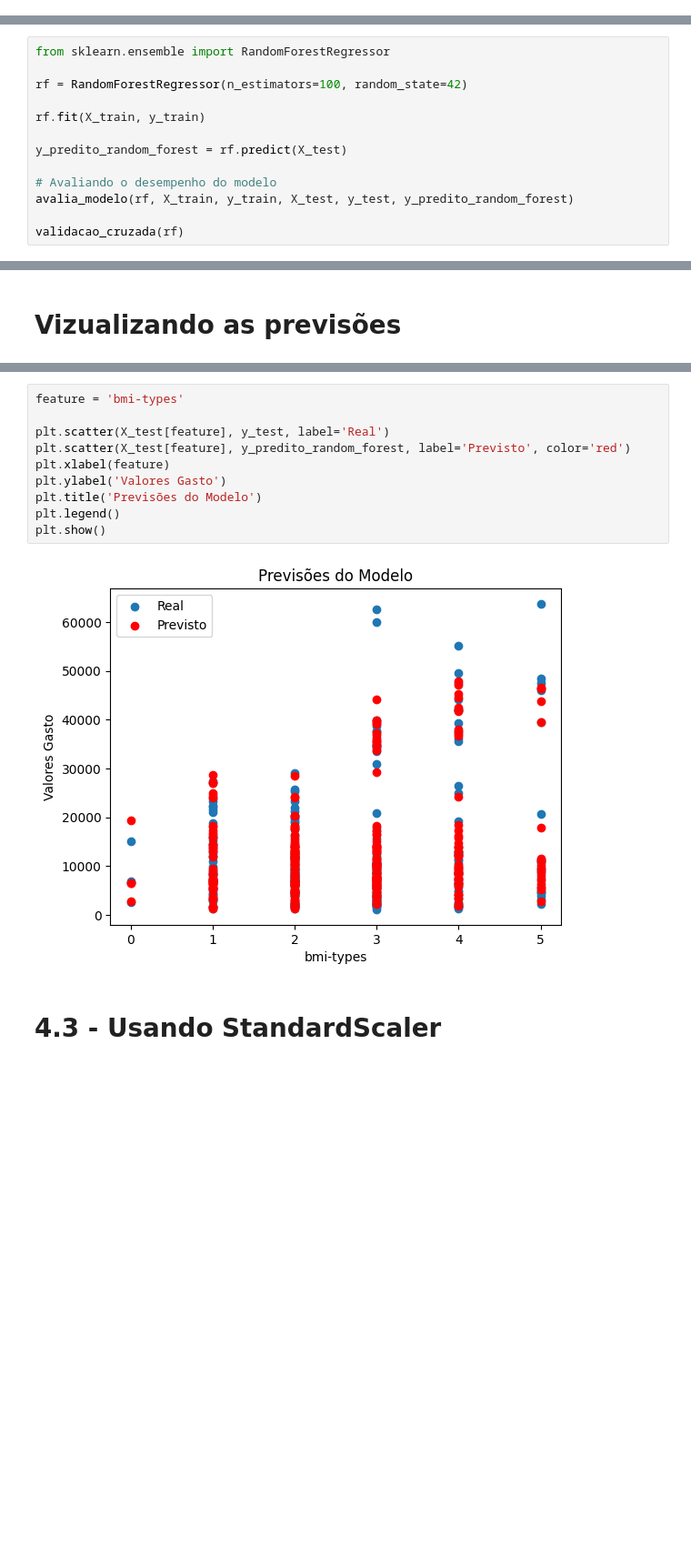
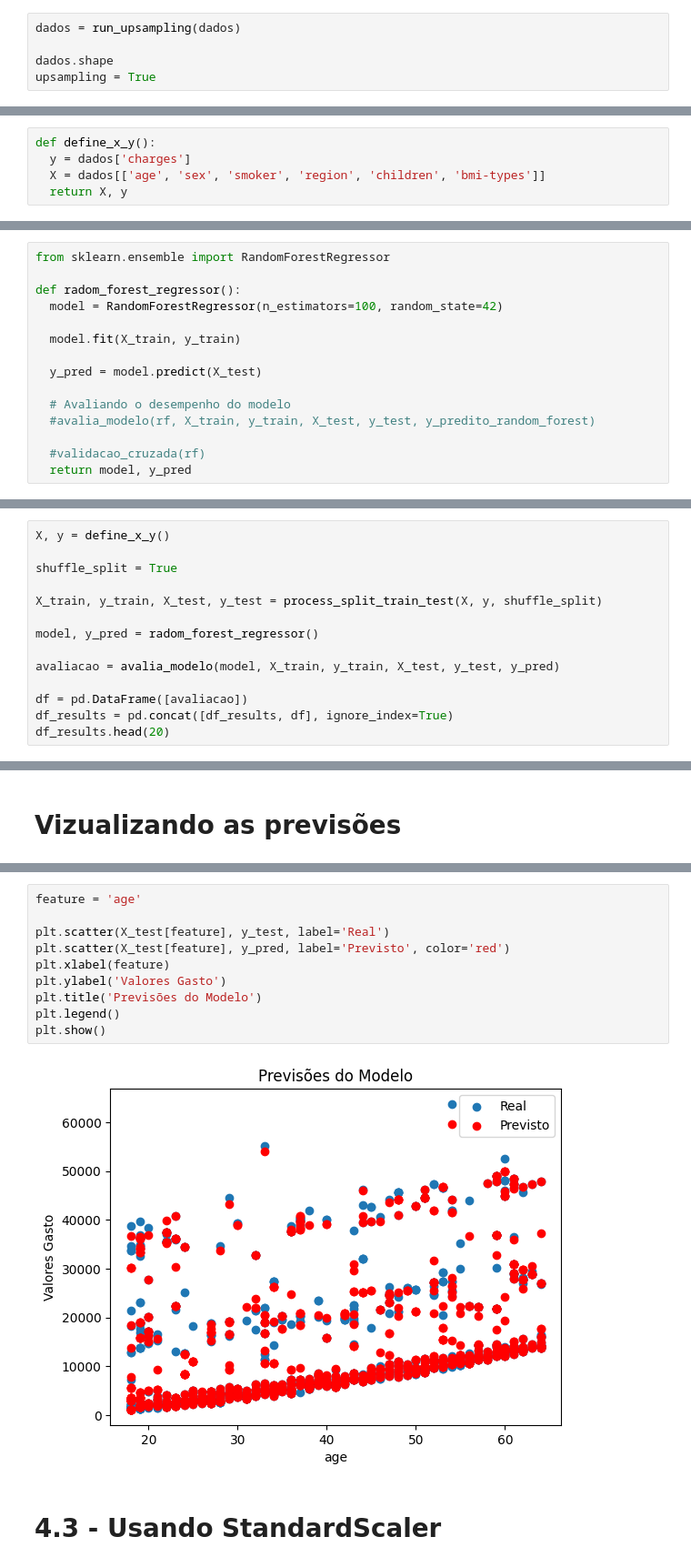
Before and after one commit to lcaffe/tech-challenge, a Jupyter notebook: tech_challenge.ipynb, the cells around one changed output, grey strips where cells are left out. Shown at 91% size. Saved outputs shown, nothing was run; the diff lists cells and outputs as text; blank space fills up the shorter version.

```diff
--- a/tech_challenge.ipynb
+++ b/tech_challenge.ipynb
@@ -353,0 +378,5 @@ dados = dados.sample(n=5000, replace=True, random_state=42, ignore_index=True)
+# %%
+dados = run_upsampling(dados)
+
+dados.shape
+upsampling = True
@@ -391,6 +422,11 @@ dtype: float64
 # Bases de treino e teste
 # %% [markdown]
 - função para estratificação da base de treinamento e teste do modelo
+# %%
+def define_x_y():
+  y = dados['charges']
+  X = dados[['age', 'sex', 'smoker', 'region', 'children', 'bmi-types']]
+  return X, y
 # %%
 from sklearn.model_selection import StratifiedShuffleSplit
 from sklearn.model_selection import train_test_split
@@ -727,13 +714,15 @@ removendo coluna bmi-types
 # %%
 from sklearn.ensemble import RandomForestRegressor
 
-rf = RandomForestRegressor(n_estimators=100, random_state=42)
+def radom_forest_regressor():
+  model = RandomForestRegressor(n_estimators=100, random_state=42)
 
-rf.fit(X_train, y_train)
+  model.fit(X_train, y_train)
 
-y_predito_random_forest = rf.predict(X_test)
+  y_pred = model.predict(X_test)
 
-# Avaliando o desempenho do modelo
-avalia_modelo(rf, X_train, y_train, X_test, y_test, y_predito_random_forest)
+  # Avaliando o desempenho do modelo
+  #avalia_modelo(rf, X_train, y_train, X_test, y_test, y_predito_random_forest)
 
-validacao_cruzada(rf)
+  #validacao_cruzada(rf)
+  return model, y_pred
@@ -754,0 +731,14 @@ Média do R²: 0.8166376964220557
+# %%
+X, y = define_x_y()
+
+shuffle_split = True
+
+X_train, y_train, X_test, y_test = process_split_train_test(X, y, shuffle_split)
+
+model, y_pred = radom_forest_regressor()
+
+avaliacao = avalia_modelo(model, X_train, y_train, X_test, y_test, y_pred)
+
+df = pd.DataFrame([avaliacao])
+df_results = pd.concat([df_results, df], ignore_index=True)
+df_results.head(20)
@@ -771,15 +782,15 @@ plt_real_previsto(y_test, y_predito_random_forest, rf)
 # %%
-feature = 'bmi-types'
+feature = 'age'
 
 plt.scatter(X_test[feature], y_test, label='Real')
-plt.scatter(X_test[feature], y_predito_random_forest, label='Previsto', color='red')
+plt.scatter(X_test[feature], y_pred, label='Previsto', color='red')
 plt.xlabel(feature)
 plt.ylabel('Valores Gasto')
 plt.title('Previsões do Modelo')
 plt.legend()
 plt.show()
 # %% [output]
-[figure, old version]
+[figure, new version]
 # %% [markdown]
 # 4.3 - Usando StandardScaler
 # %%
```
Also changed, not shown: parts of 55 cells of this notebook.
